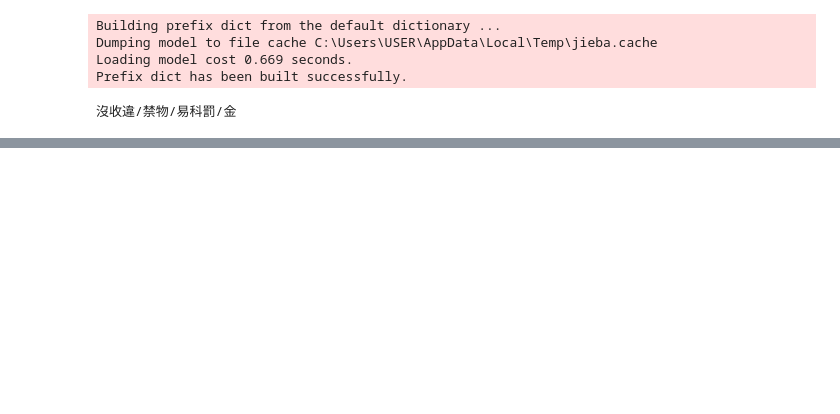
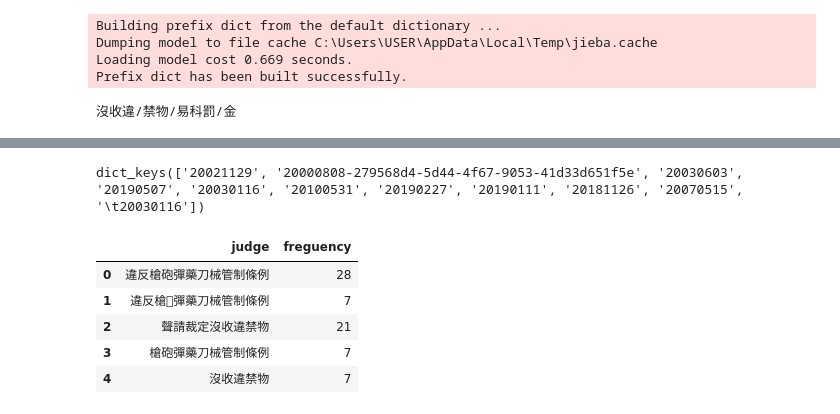
Before and after one commit to tsaitzungting/PL, a Jupyter notebook: HW6/Untitled.ipynb, the cells around one changed output, grey strips where cells are left out. Saved outputs shown, nothing was run; the diff lists cells and outputs as text; code cells hidden in the pictures; blank space fills up the shorter version.

```diff
--- a/HW6/Untitled.ipynb
+++ b/HW6/Untitled.ipynb
@@ -36,0 +49,9 @@ for sentence in documents:
+# %%
+jieba.analyse.set_stop_words('不小心愛上你.txt')
+index = 0
+for documents in orgdata['內文']:
+    documents = re.sub('\d+', '', documents)
+    documents = re.sub('[a-zA-Z0-9]+', '', documents)
+    seg_list = jieba.analyse.extract_tags(documents, topK=50, withWeight=False, allowPOS=())
+    orgdata['seg'].iloc[index] = seg_list
+    index += 1
@@ -36,0 +84,7 @@ for sentence in documents:
+# %%
+orgdata['year'] = ""
+index = 0
+for documents in orgdata['日期']:
+    date_split = documents.split('年')
+    orgdata['year'].iloc[index] = re.sub(r"\s+", "", date_split[0])
+    index += 1
@@ -36,0 +120,5 @@ for sentence in documents:
+# %%
+orgdata.loc[32, 'year'] = '	20030116'
+Counter(orgdata['year']).keys()
+# %% [output]
+dict_keys(['20021129', '20000808-279568d4-5d44-4f67-9053-41d33d651f5e', '20030603', '20190507', '20030116', '20100531', '20190227', '20190111', '20181126', '20070515', '\t20030116'])
@@ -36,0 +127,16 @@ for sentence in documents:
+# %%
+words = list(orgdata['案由'])
+show_key = pd.DataFrame(Counter(words).keys())
+show_values = pd.DataFrame(Counter(words).values())
+# %%
+df = [show_key, show_values]
+result = pd.concat(df, axis=1)
+result.columns = ['judge', 'freguency']
+result
+# %% [output]
+|  | judge | freguency |
+| 0 | 違反槍砲彈藥刀械管制條例 | 28 |
+| 1 | 違反槍彈藥刀械管制條例 | 7 |
+| 2 | 聲請裁定沒收違禁物 | 21 |
+| 3 | 槍砲彈藥刀械管制條例 | 7 |
+| 4 | 沒收違禁物 | 7 |
```
Also changed, not shown: parts of 11 cells of this notebook, 5 other files.
